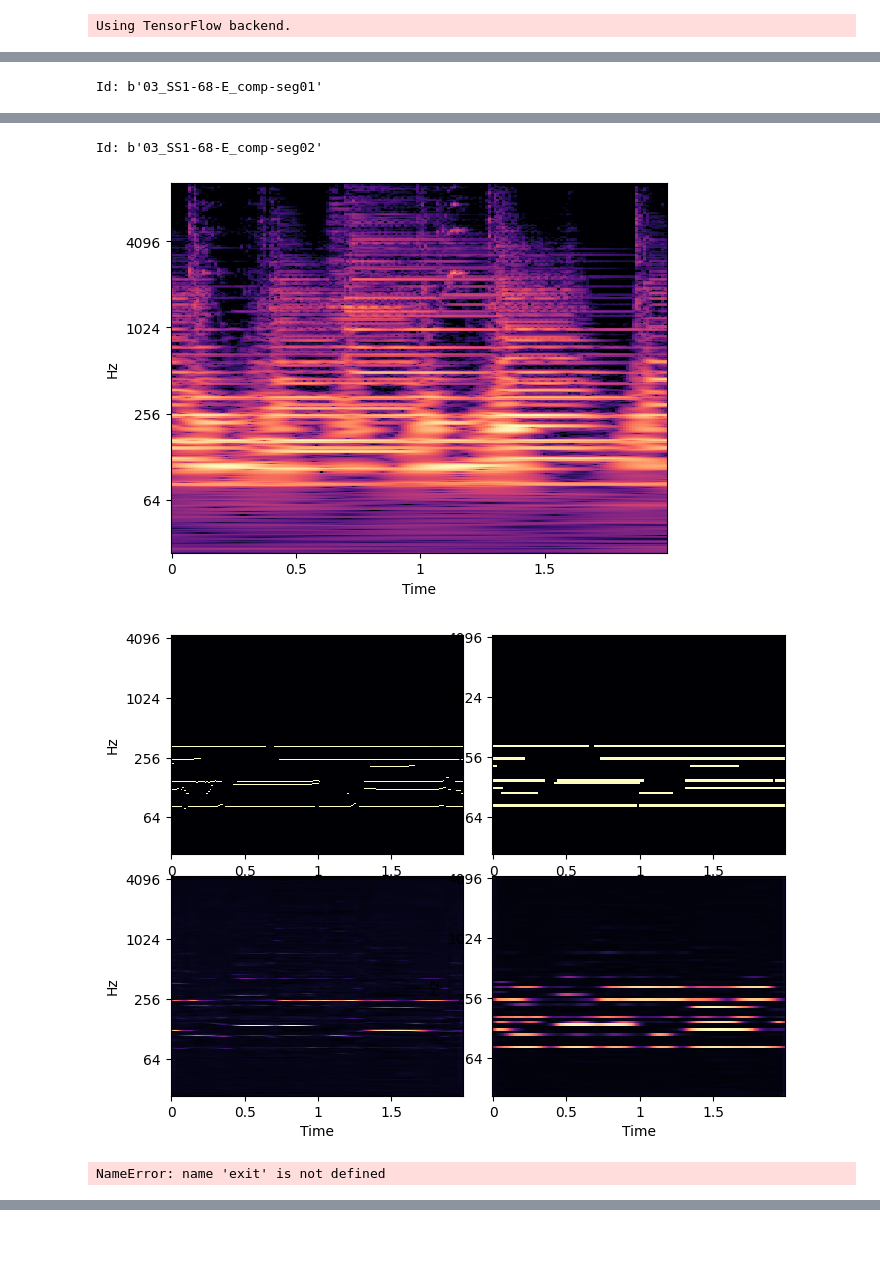
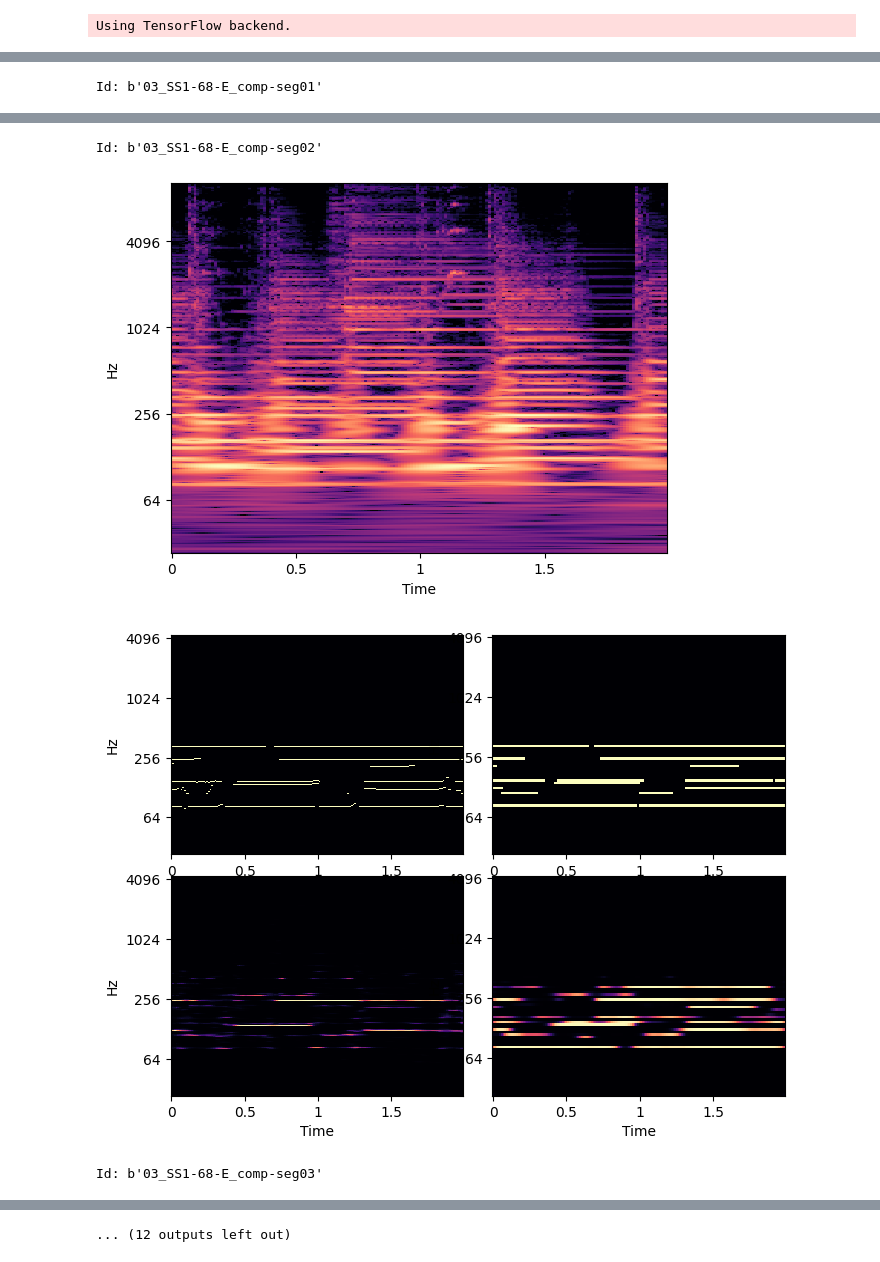
Before and after one commit to b-boechat/pitch, a Jupyter notebook: visualize.ipynb, the cells around one changed output, grey strips where cells are left out. Cells and saved outputs as stored; diff of their text form; code cells hidden in the pictures.

```diff
--- a/visualize.ipynb
+++ b/visualize.ipynb
@@ -4,7 +4,7 @@ from visualize_predictions import visualize_predictions
 # %% [output]
 Using TensorFlow backend.
 # %%
-visualize_predictions("saved_models/cqt_base_model/cqt_base_model.h5", glob(r"processed/base/train/" + r"/*.tfrecord"))
+visualize_predictions("saved_models/cqt_e7/cqt_e7.h5", glob(r"processed/base/train/" + r"/*.tfrecord"))
 # %% [output]
 Id: b'03_SS1-68-E_comp-seg00'
 [figure]
@@ -15,4 +15,4 @@ Id: b'03_SS1-68-E_comp-seg01'
 Id: b'03_SS1-68-E_comp-seg02'
 [figure]
-[figure, old version]
+[figure, new version]
-NameError: name 'exit' is not defined
+Id: b'03_SS1-68-E_comp-seg03'
@@ -18,0 +21 @@ NameError: name 'exit' is not defined
+... (12 outputs left out)
```
Also changed, not shown: parts of 1 cell of this notebook, 10 other files.
